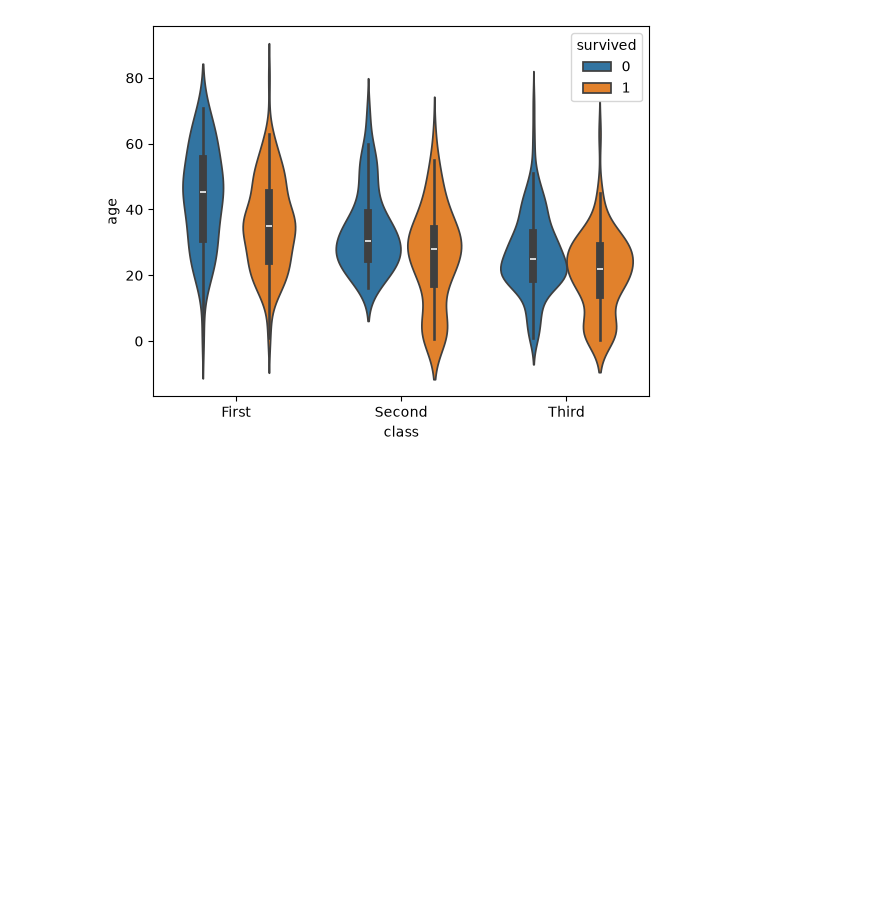
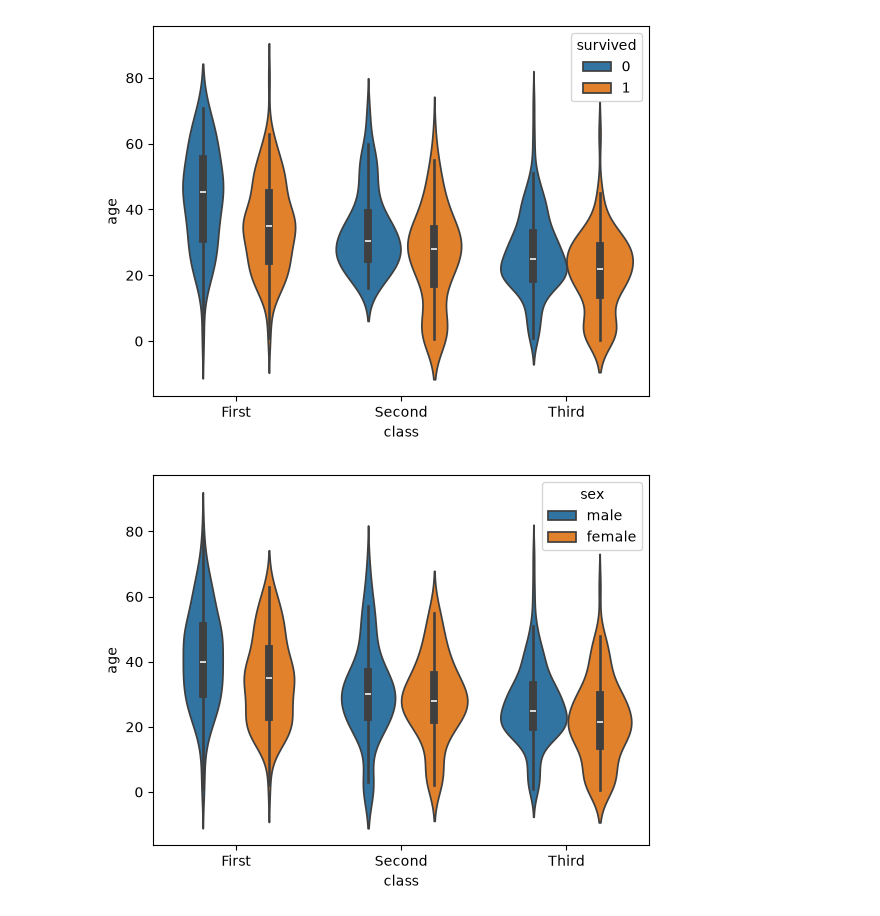
Before and after one commit to PiyushJain0844/Python, a Jupyter notebook: Seaborn.ipynb, the cells around one changed output. Saved outputs shown, nothing was run; the diff lists cells and outputs as text; code cells hidden in the pictures; blank space fills up the shorter version.

```diff
--- a/Seaborn.ipynb
+++ b/Seaborn.ipynb
@@ -255,3 +257,13 @@ sns.violinplot (
 plt.show()
 # %% [output]
 [figure]
+# %%
+sns.violinplot (
+    data = titanic,
+    x = "class",
+    y = "age",
+    hue = "sex"
+)
+plt.show()
+# %% [output]
+[figure, added]
```
Also changed, not shown: parts of 24 cells of this notebook.
